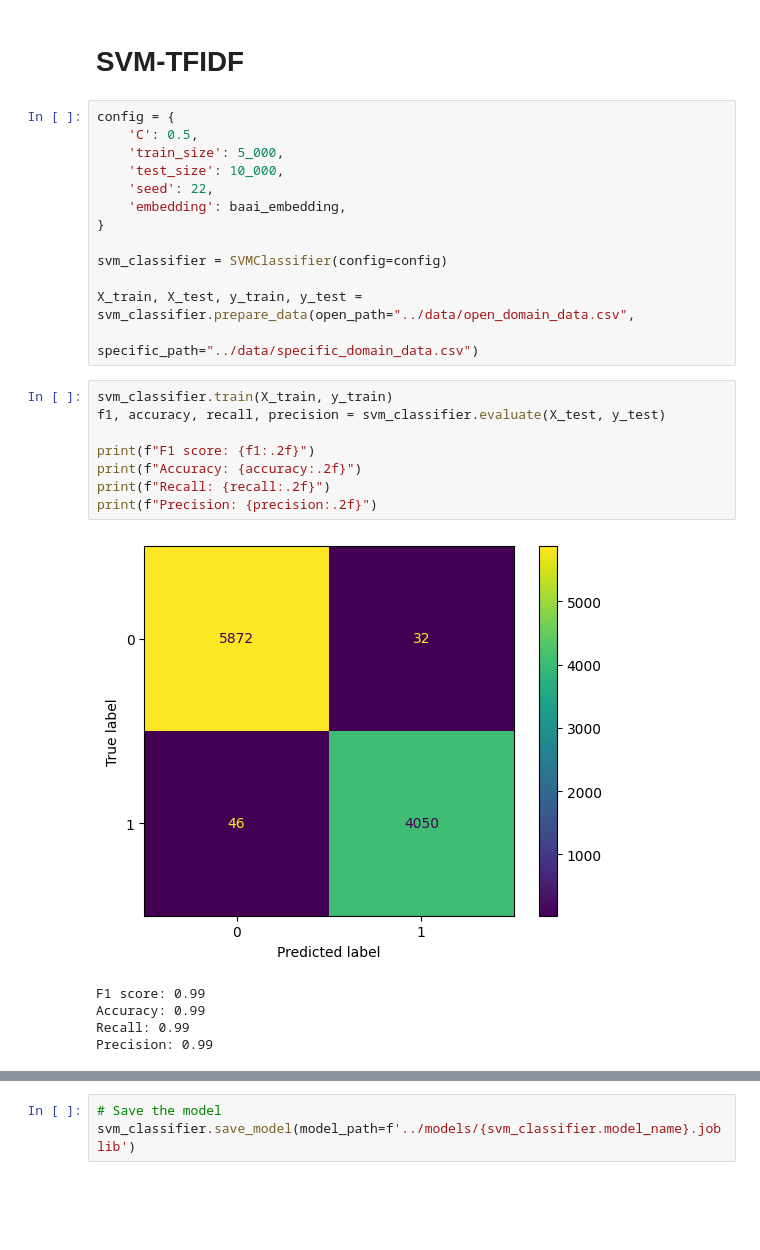
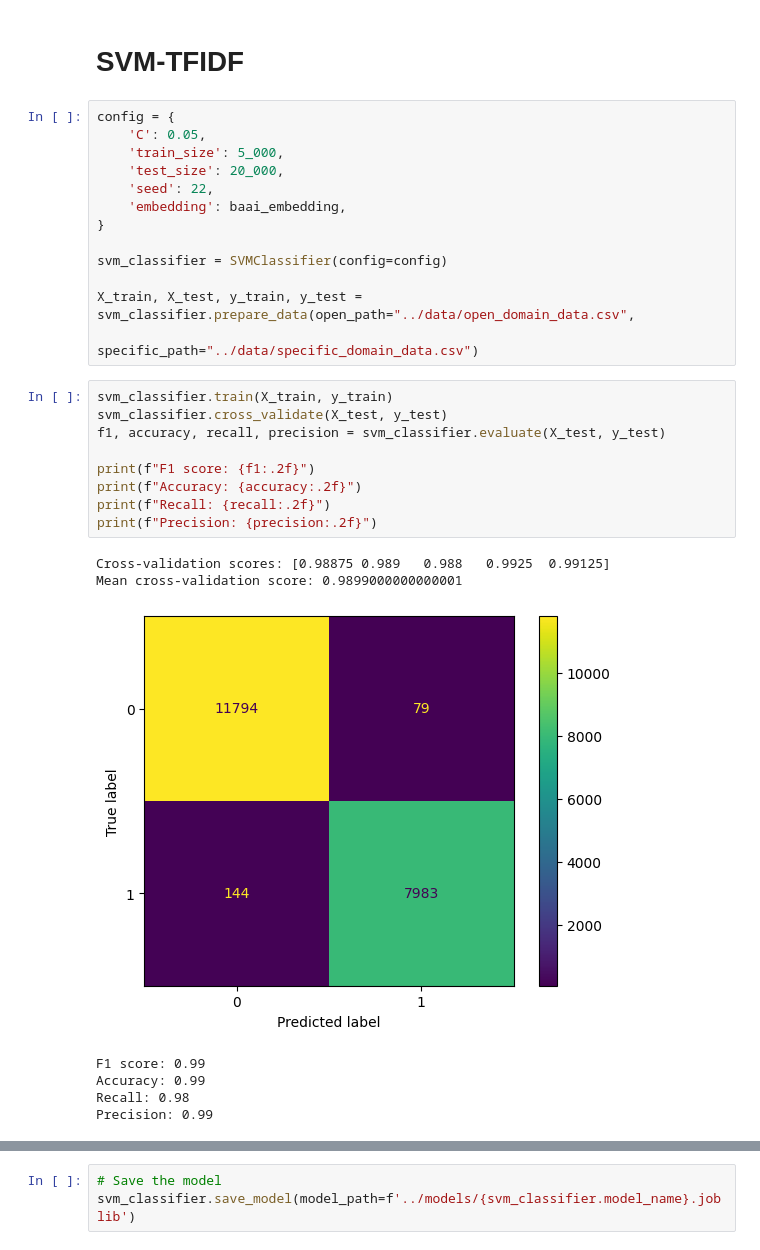
Before and after one commit to riso1410/guarded-query-router, a Jupyter notebook: src/main.ipynb, the cells around one changed output, grey strips where cells are left out. Cells and saved outputs as stored; diff of their text form; blank space fills up the shorter version.

```diff
--- a/src/main.ipynb
+++ b/src/main.ipynb
@@ -130,9 +130,9 @@ Prediction results: 1
 # SVM-TFIDF
 # %%
 config = {
-    'C': 0.5,
+    'C': 0.05,
     'train_size': 5_000,
-    'test_size': 10_000,
+    'test_size': 20_000,
     'seed': 22,
     'embedding': baai_embedding,
 }
@@ -143,15 +143,18 @@ X_train, X_test, y_train, y_test = svm_classifier.prepare_data(open_path="../dat
                                                                 specific_path="../data/specific_domain_data.csv")
 # %%
 svm_classifier.train(X_train, y_train)
+svm_classifier.cross_validate(X_test, y_test)
 f1, accuracy, recall, precision = svm_classifier.evaluate(X_test, y_test)
 
 print(f"F1 score: {f1:.2f}")
 print(f"Accuracy: {accuracy:.2f}")
 print(f"Recall: {recall:.2f}")
 print(f"Precision: {precision:.2f}")
 # %% [output]
+Cross-validation scores: [0.98875 0.989   0.988   0.9925  0.99125]
+Mean cross-validation score: 0.9899000000000001
-[figure, old version]
+[figure, new version]
-F1 score: 0.99
-Accuracy: 0.99
-Recall: 0.99
-Precision: 0.99
+F1 score: 0.99
+Accuracy: 0.99
+Recall: 0.98
+Precision: 0.99
```
Also changed, not shown: parts of 2 cells of this notebook, 4 other files.
